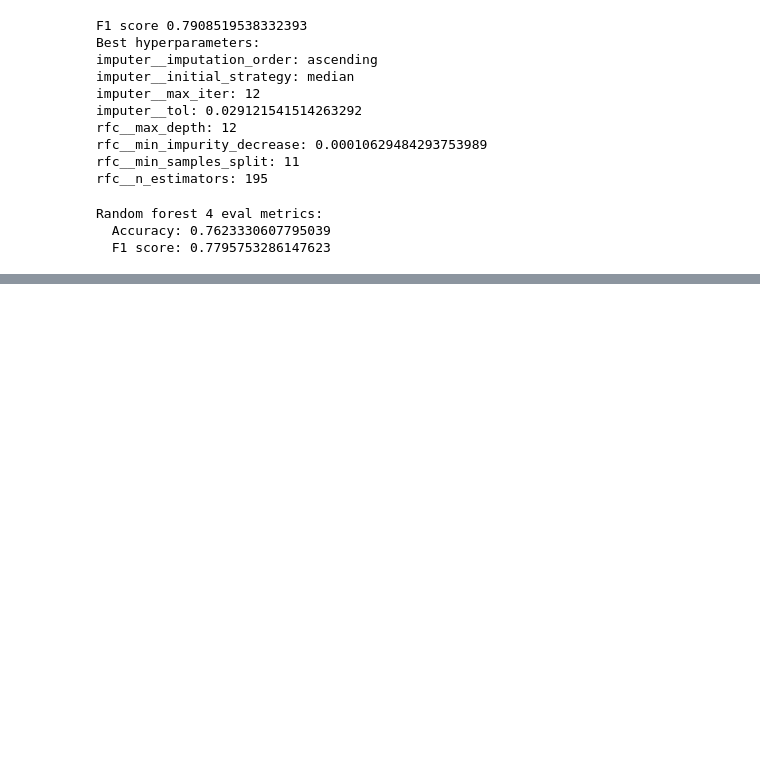
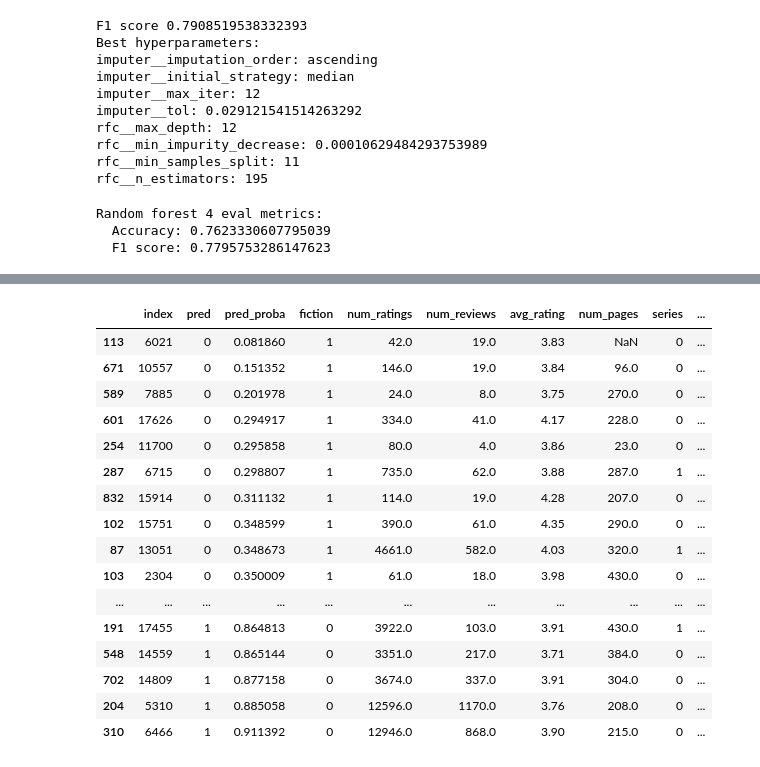
Before and after one commit to tobias-fyi/vela, a Jupyter notebook: ds/projects/print_fiction/print_fiction_2-06_full_sync.ipynb, the cells around one changed output, grey strips where cells are left out. Drawn from its saved outputs; the diff is of its cells as text; code cells hidden in the pictures; blank space fills up the shorter version.

```diff
--- a/ds/projects/print_fiction/print_fiction_2-06_full_sync.ipynb
+++ b/ds/projects/print_fiction/print_fiction_2-06_full_sync.ipynb
@@ -1327,0 +1631,6 @@ This can provide some insight into the reasons for the model being incorrect, wh
+# %%
+# === Merge in actuals === #
+df = df.merge(y_test.reset_index())
+
+print(df.shape)
+df.head()
@@ -1327,0 +1645,9 @@ This can provide some insight into the reasons for the model being incorrect, wh
+# %%
+# === Merge the rest of the features back in === #
+df = df.merge(
+     X_test,
+     how='left'
+)
+
+print(df.shape)
+df.head()
@@ -1327,0 +1662,5 @@ This can provide some insight into the reasons for the model being incorrect, wh
+# %%
+# === Filter for incorrect predictions === #
+df_wrong = df[df["pred"] != df["fiction"]]
+print(df_wrong.shape)
+df_wrong.head()
@@ -1327,0 +1675,5 @@ This can provide some insight into the reasons for the model being incorrect, wh
+# %%
+# === Get titles, because I'm curious === #
+df_wrong = df_wrong.merge(books.iloc[df_wrong["index"]]["title"].reset_index())
+print(df_wrong.shape)
+df_wrong.head()
@@ -1327,0 +1688,20 @@ This can provide some insight into the reasons for the model being incorrect, wh
+# %%
+df_wrong.sample(n=60, random_state=92).sort_values(by="pred_proba")
+# %% [output]
+|  | index | pred | pred_proba | fiction | num_ratings | num_reviews | avg_rating | num_pages | series | ... |
+| 113 | 6021 | 0 | 0.081860 | 1 | 42.0 | 19.0 | 3.83 | NaN | 0 | ... |
+| 671 | 10557 | 0 | 0.151352 | 1 | 146.0 | 19.0 | 3.84 | 96.0 | 0 | ... |
+| 589 | 7885 | 0 | 0.201978 | 1 | 24.0 | 8.0 | 3.75 | 270.0 | 0 | ... |
+| 601 | 17626 | 0 | 0.294917 | 1 | 334.0 | 41.0 | 4.17 | 228.0 | 0 | ... |
+| 254 | 11700 | 0 | 0.295858 | 1 | 80.0 | 4.0 | 3.86 | 23.0 | 0 | ... |
+| 287 | 6715 | 0 | 0.298807 | 1 | 735.0 | 62.0 | 3.88 | 287.0 | 1 | ... |
+| 832 | 15914 | 0 | 0.311132 | 1 | 114.0 | 19.0 | 4.28 | 207.0 | 0 | ... |
+| 102 | 15751 | 0 | 0.348599 | 1 | 390.0 | 61.0 | 4.35 | 290.0 | 0 | ... |
+| 87 | 13051 | 0 | 0.348673 | 1 | 4661.0 | 582.0 | 4.03 | 320.0 | 1 | ... |
+| 103 | 2304 | 0 | 0.350009 | 1 | 61.0 | 18.0 | 3.98 | 430.0 | 0 | ... |
+| ... | ... | ... | ... | ... | ... | ... | ... | ... | ... | ... |
+| 191 | 17455 | 1 | 0.864813 | 0 | 3922.0 | 103.0 | 3.91 | 430.0 | 1 | ... |
+| 548 | 14559 | 1 | 0.865144 | 0 | 3351.0 | 217.0 | 3.71 | 384.0 | 0 | ... |
+| 702 | 14809 | 1 | 0.877158 | 0 | 3674.0 | 337.0 | 3.91 | 304.0 | 0 | ... |
+| 204 | 5310 | 1 | 0.885058 | 0 | 12596.0 | 1170.0 | 3.76 | 208.0 | 0 | ... |
+| 310 | 6466 | 1 | 0.911392 | 0 | 12946.0 | 868.0 | 3.90 | 215.0 | 0 | ... |
```
Also changed, not shown: parts of 61 cells of this notebook, 1 other file.
